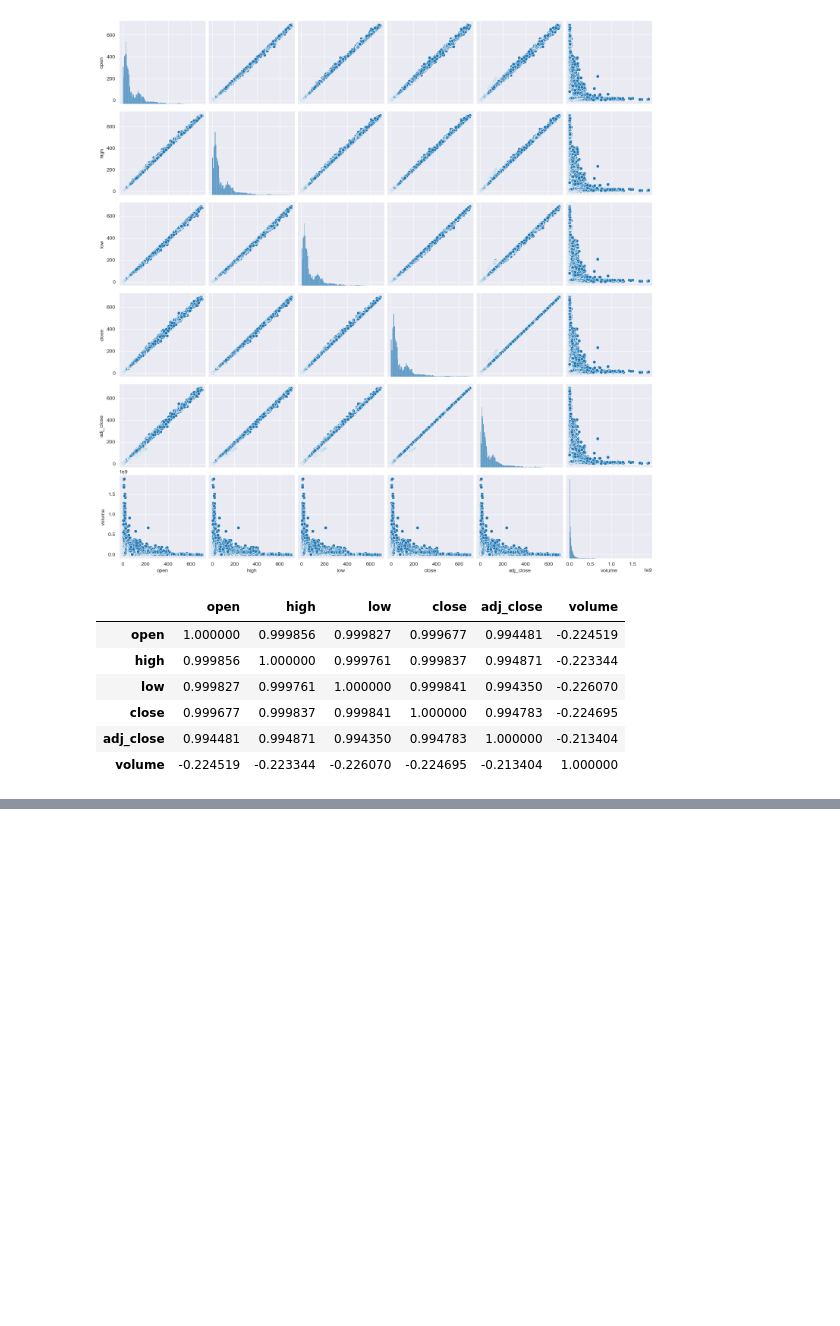
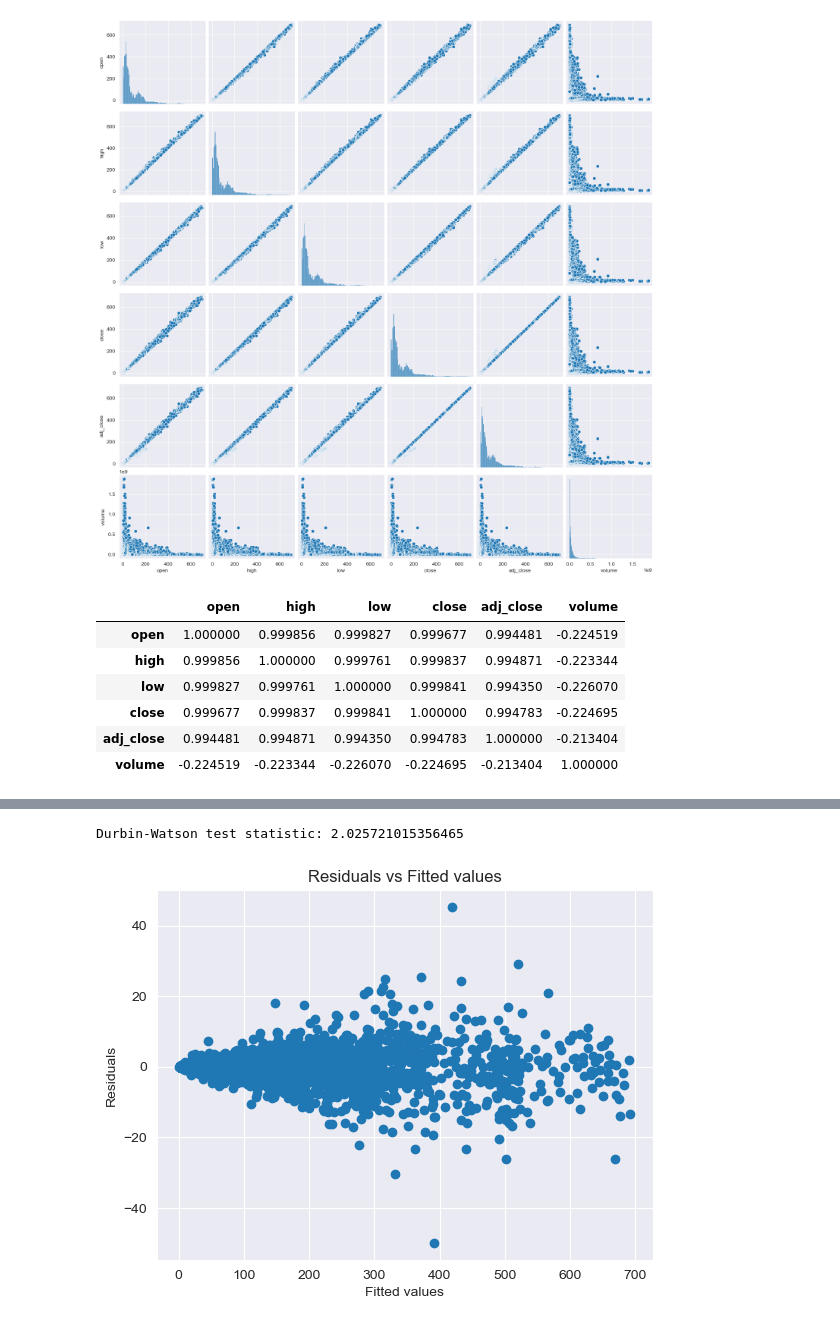
Before and after one commit to INFO-523-Exercises/hw-05-LikithKumarDundigalla, a Jupyter notebook: hw-05.ipynb, the cells around one changed output, grey strips where cells are left out. Saved outputs shown, nothing was run; the diff lists cells and outputs as text; code cells hidden in the pictures; blank space fills up the shorter version.

```diff
--- a/hw-05.ipynb
+++ b/hw-05.ipynb
@@ -158,3 +175,19 @@ X_test_lr = X_test  # No need to add constant for scikit-learn model
 
 # Predict using scikit-learn model
 y_pred_lr = lr_model.predict(X_test_lr)
+# %%
+residuals = y_test - y_pred_sm
+# Independence: Use Durbin-Watson test for autocorrelation in residuals
+dw_test = sm.stats.stattools.durbin_watson(residuals)
+print(f"Durbin-Watson test statistic: {dw_test}")  # Values around 2 indicate no autocorrelation
+
+# Homoscedasticity: Check for constant variance of residuals
+# Use a scatter plot of residuals against fitted values
+plt.scatter(y_pred_sm, residuals)
+plt.xlabel('Fitted values')
+plt.ylabel('Residuals')
+plt.title('Residuals vs Fitted values')
+plt.show()
+# %% [output]
+Durbin-Watson test statistic: 2.025721015356465
+[figure, added]
```
Also changed, not shown: parts of 8 cells of this notebook.
